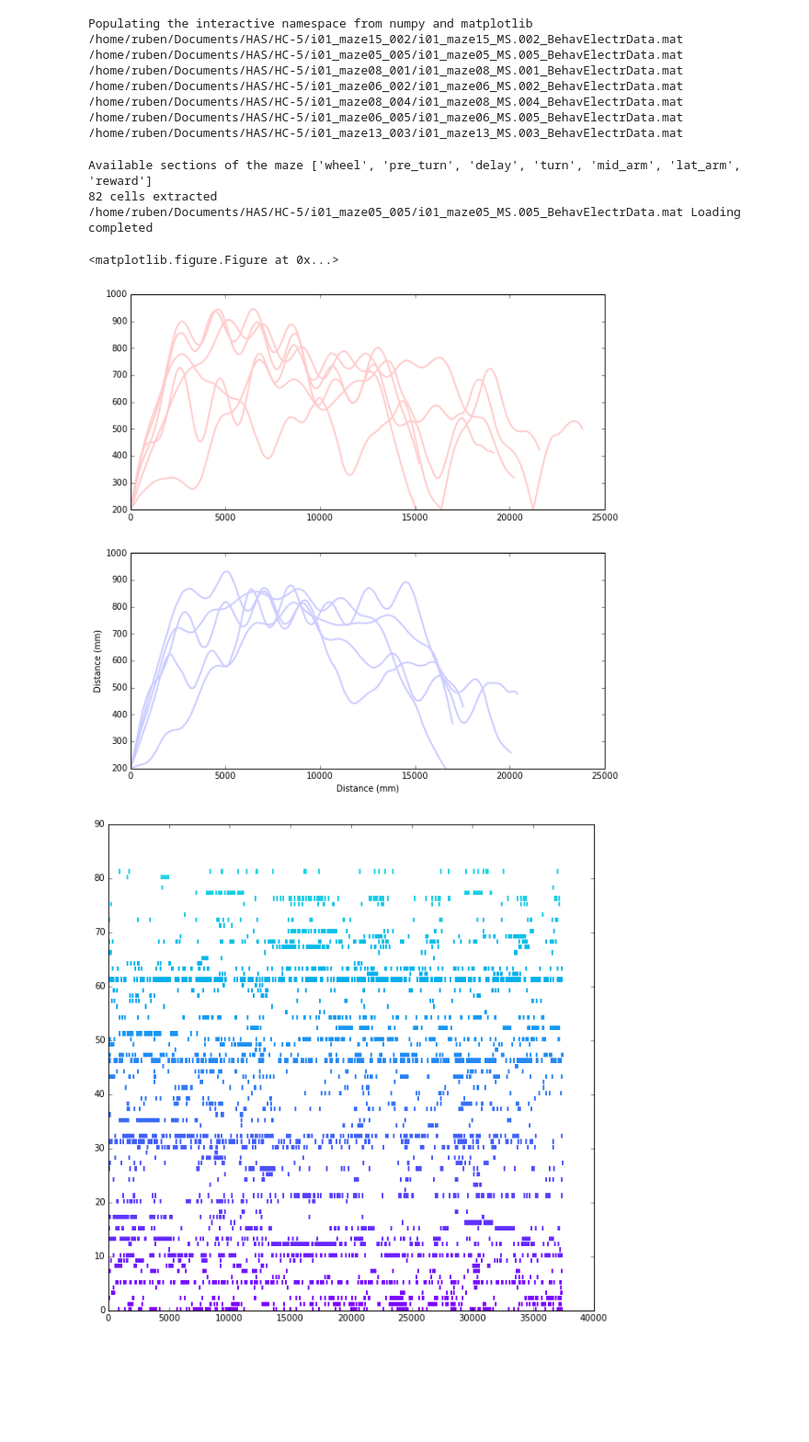
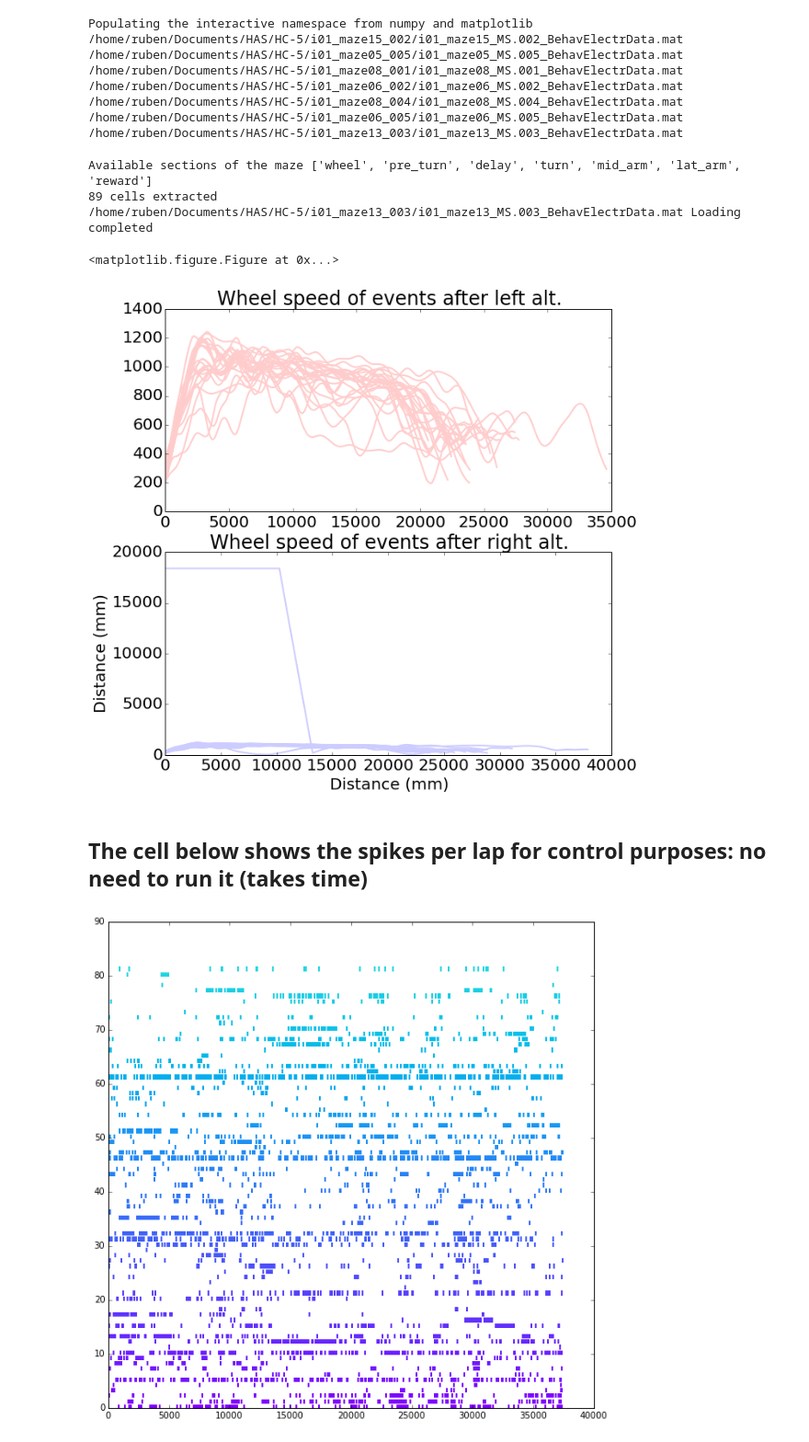
Before and after one commit to rubenpinzon/Wigner-Pattern, a Jupyter notebook: ML approach to wheel section.ipynb, the cells around one changed output. Shown at 92% size. Saved outputs shown, nothing was run; the diff lists cells and outputs as text; code cells hidden in the pictures; blank space fills up the shorter version.

```diff
--- a/ML approach to wheel section.ipynb
+++ b/ML approach to wheel section.ipynb
@@ -26,43 +26,47 @@ Populating the interactive namespace from numpy and matplotlib
 /home/ruben/Documents/HAS/HC-5/i01_maze06_005/i01_maze06_MS.005_BehavElectrData.mat
 /home/ruben/Documents/HAS/HC-5/i01_maze13_003/i01_maze13_MS.003_BehavElectrData.mat
 # %%
-animal = 1
+animal = 6
 data = nl.get_cells(names[animal][1], only_pyr=True, section=['wheel', 'wheel'])
 # %% [output]
 Available sections of the maze ['wheel', 'pre_turn', 'delay', 'turn', 'mid_arm', 'lat_arm', 'reward']
-82 cells extracted
-/home/ruben/Documents/HAS/HC-5/i01_maze05_005/i01_maze05_MS.005_BehavElectrData.mat Loading completed
+89 cells extracted
+/home/ruben/Documents/HAS/HC-5/i01_maze13_003/i01_maze13_MS.003_BehavElectrData.mat Loading completed
 # %%
 plt.figure(num=None, dpi=150)
 f, arr = plt.subplots(2, figsize=(10,10))
 
 spikes = []
 for trial in data:
     non_zero = trial.wheel > 0
     start = 0
     for i, n in enumerate(non_zero):
         if n is True:
             start = i
             break
 
     if trial.type is 'left':
         arr[0].plot(trial.wheel[non_zero], color=trial.color, linewidth=2)
     if trial.type is 'right':
         arr[1].plot(trial.wheel[non_zero], color=trial.color, linewidth=2)
 
     spike = []
     for s in trial.spikes:
         spike.append(s[s>start])
 
     spikes.append(spike)
 
 
 plt.xlabel('Distance (mm)')
+arr[0].set_title('Wheel speed of events after left alt.')
+arr[1].set_title('Wheel speed of events after right alt.')
 plt.ylabel('Distance (mm)')
 plt.show()
 # %% [output]
 <matplotlib.figure.Figure at 0x...>
-[figure, old version]
+[figure, new version]
+# %% [markdown]
+## The cell below shows the spikes per lap for control purposes: no need to run it (takes time)
 # %%
 cmap = cm.get_cmap(name='rainbow')
 
```
Also changed, not shown: parts of 2 cells of this notebook.
